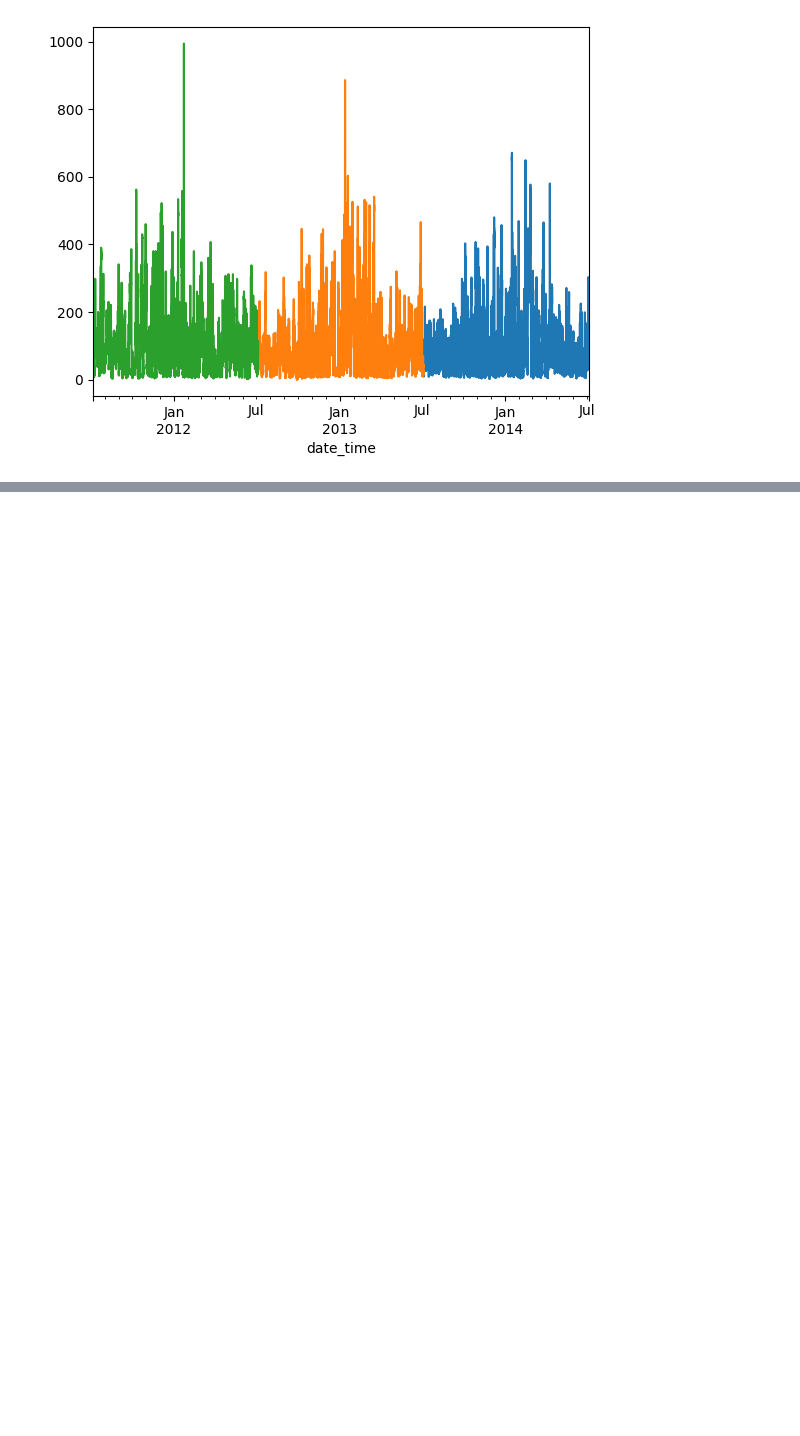
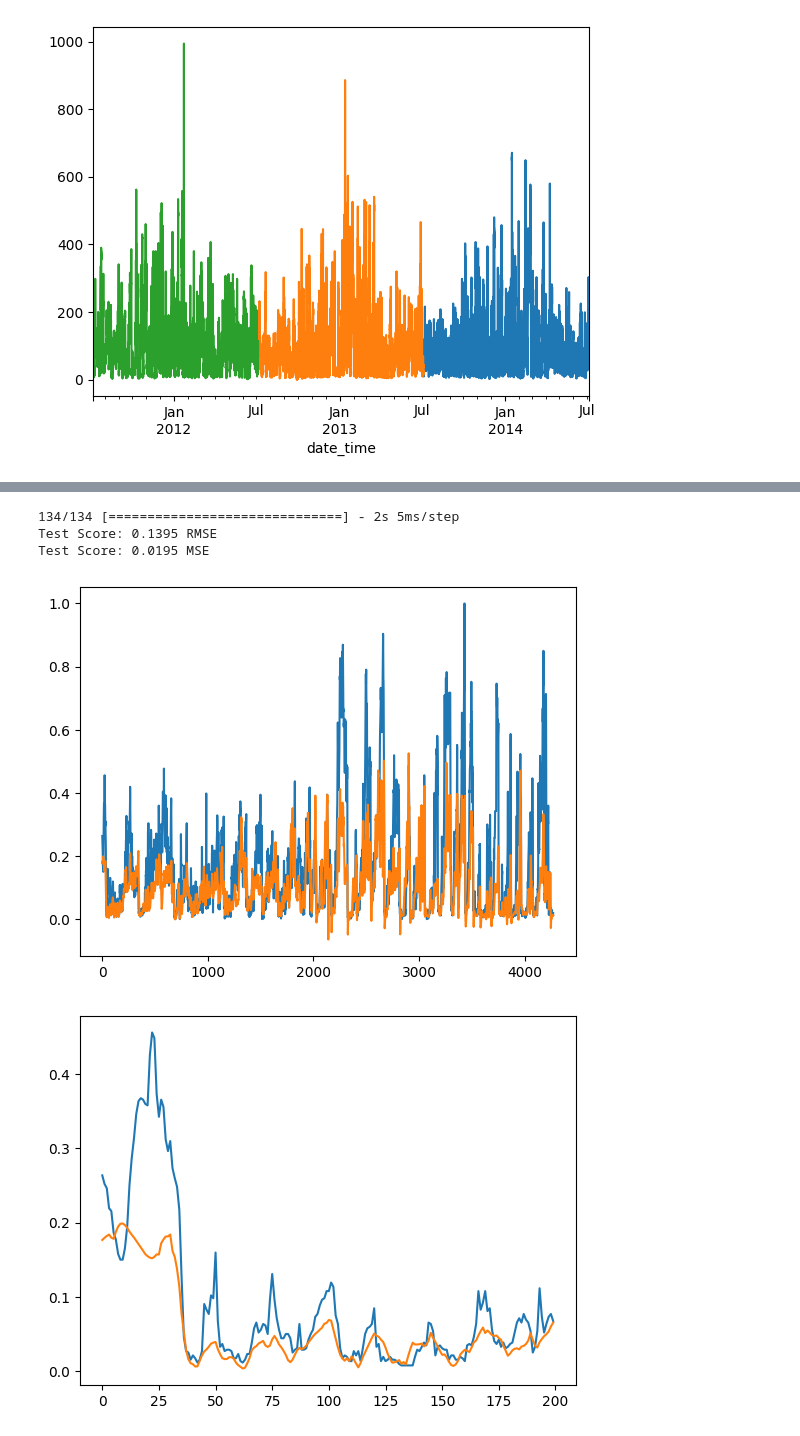
Before and after one commit to Linszuchi047/Deep_Learning, a Jupyter notebook: PM2.5/109704020_林思圻_HW3.ipynb, the cells around one changed output, grey strips where cells are left out. Drawn from its saved outputs; the diff is of its cells as text; code cells hidden in the pictures; blank space fills up the shorter version.

```diff
--- a/PM2.5/109704020_林思圻_HW3.ipynb
+++ b/PM2.5/109704020_林思圻_HW3.ipynb
@@ -42,0 +749,39 @@ data['pm2.5'][-365*24*3:-365*24*2].plot()
+# %%
+n = 1 * 24
+features = list(norm_data_test.drop('pm2.5',axis=1).columns)
+X = []
+Y = []
+indexes = []
+norm_data_X = norm_data_test[features]
+
+for i in range(len(norm_data_test) - n):
+    X.append(norm_data_X.iloc[i:i+n].values)
+    Y.append(norm_data_test['pm2.5'].iloc[i+n])
+    indexes.append(norm_data_test.index[i+n])
+
+X= np.array(X)
+Y= np.array(Y)
+test_x = X[:]
+test_y = Y[:]
+
+model_1 = tf.keras.models.load_model('./pm2.5_LSTM_1')
+testPredict = model_1.predict(test_x)
+
+testScore = math.sqrt(mean_squared_error(test_y, testPredict))
+print('Test Score: %.4f RMSE' % (testScore))
+testScore = (mean_squared_error(test_y, testPredict))
+print('Test Score: %.4f MSE' % (testScore))
+
+plt.plot(test_y[:])
+plt.plot(testPredict[:])
+plt.show()
+
+plt.plot(test_y[:200])
+plt.plot(testPredict[:200])
+plt.show()
+# %% [output]
+134/134 [==============================] - 2s 5ms/step
+Test Score: 0.1395 RMSE
+Test Score: 0.0195 MSE
+[figure, added]
+[figure, added]
```
Also changed, not shown: parts of 35 cells of this notebook, 56 other files.
